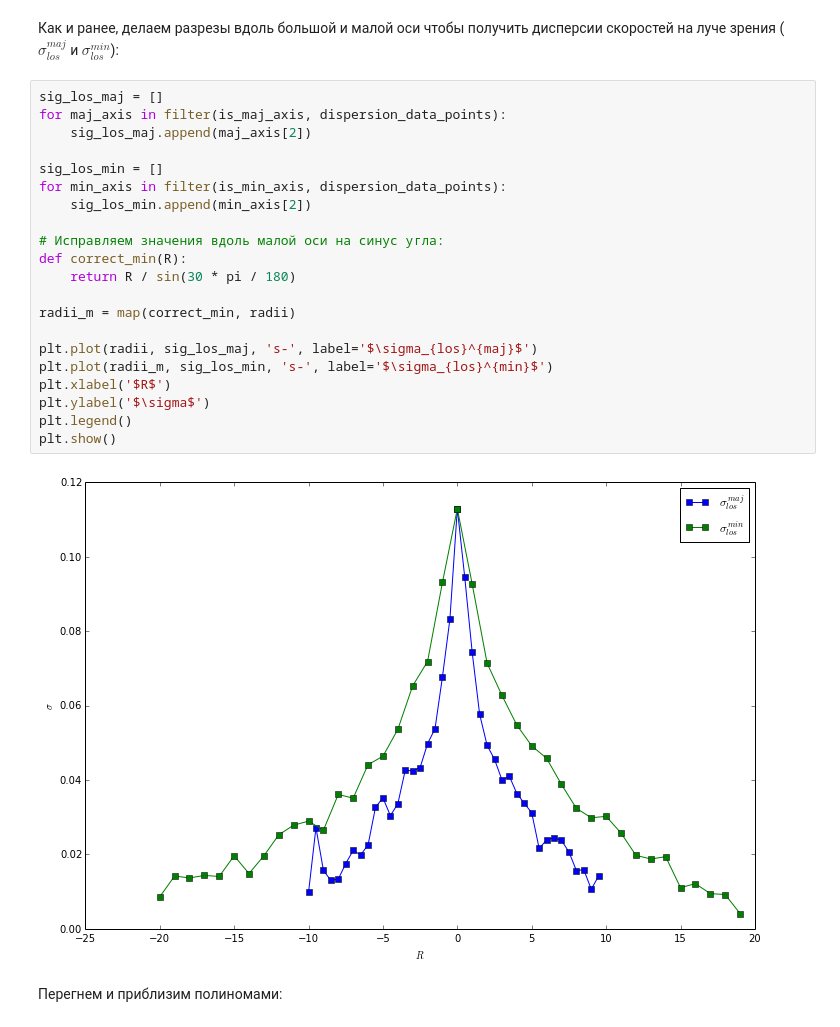
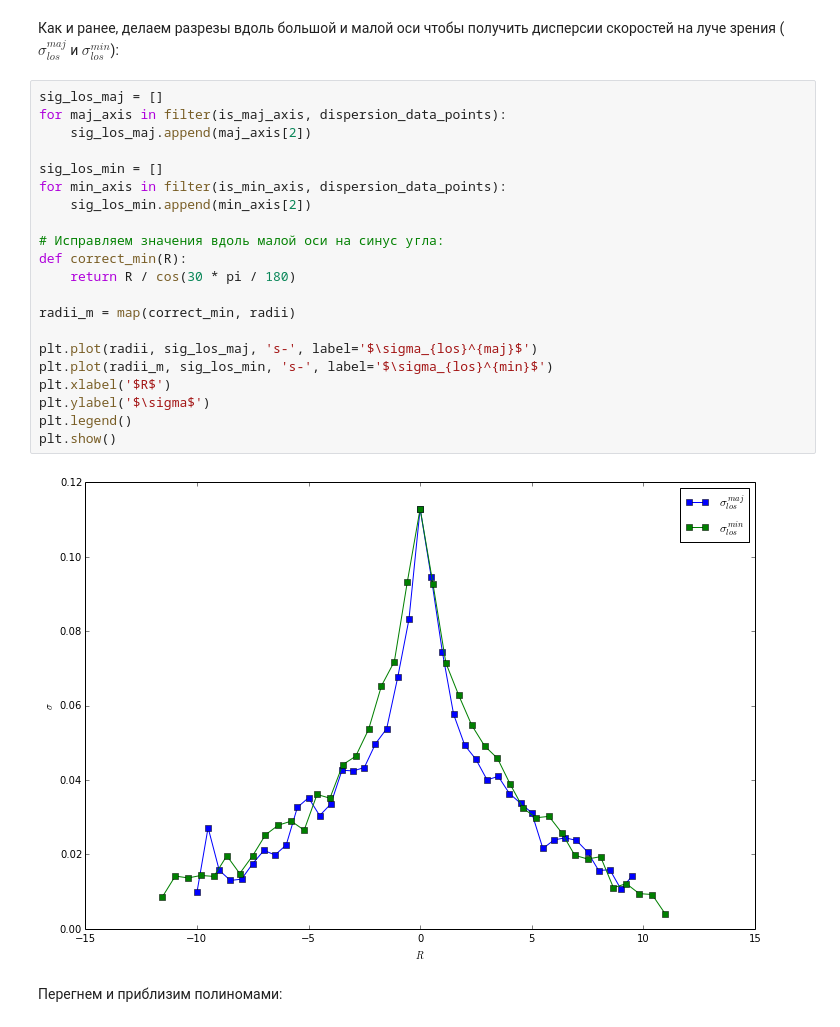
Before and after one commit to Amarchuk/2FInstability, a Jupyter notebook: notebooks/2FI Model galaxy.ipynb, the cells around one changed output. Cells and saved outputs as stored; diff of their text form.

```diff
--- a/notebooks/2FI Model galaxy.ipynb
+++ b/notebooks/2FI Model galaxy.ipynb
@@ -173,26 +173,26 @@ plt.show()
 # %%
 sig_los_maj = []
 for maj_axis in filter(is_maj_axis, dispersion_data_points):
     sig_los_maj.append(maj_axis[2])
 
 sig_los_min = []
 for min_axis in filter(is_min_axis, dispersion_data_points):
     sig_los_min.append(min_axis[2])
 
 # Исправляем значения вдоль малой оси на синус угла:
 def correct_min(R):
-    return R / sin(30 * pi / 180)
+    return R / cos(30 * pi / 180)
 
 radii_m = map(correct_min, radii)
 
 plt.plot(radii, sig_los_maj, 's-', label='$\sigma_{los}^{maj}$')
 plt.plot(radii_m, sig_los_min, 's-', label='$\sigma_{los}^{min}$')
 plt.xlabel('$R$')
 plt.ylabel('$\sigma$')
 plt.legend()
 plt.show()
 # %% [output]
-[figure, old version]
+[figure, new version]
 # %% [markdown]
 Перегнем и приблизим полиномами:
 # %%
```
Also changed, not shown: parts of 7 cells of this notebook.
